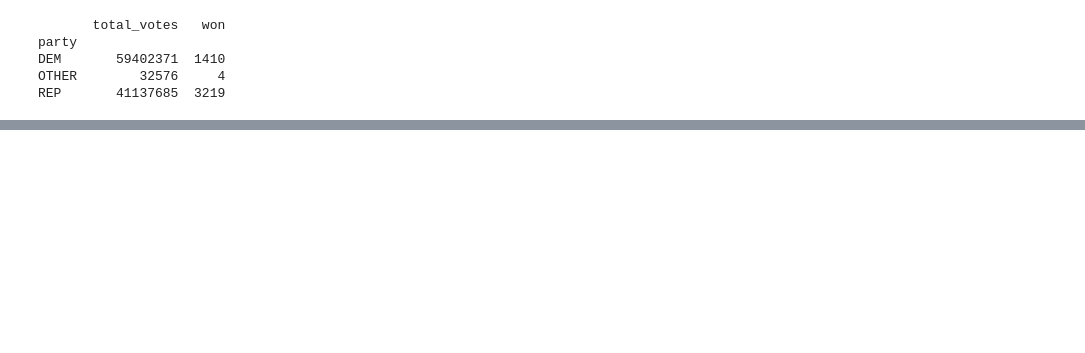
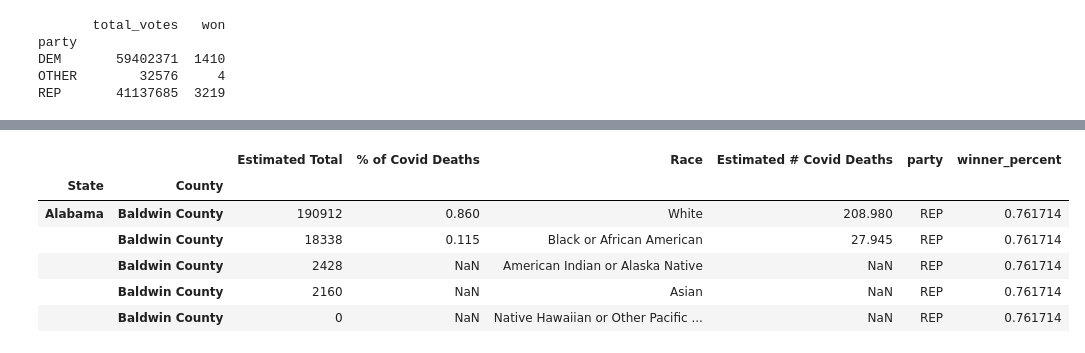
Before and after one commit to lauracharlotteli/cs216project, a Jupyter notebook: 216_project.ipynb, the cells around one changed output, grey strips where cells are left out. Drawn from its saved outputs; the diff is of its cells as text; code cells hidden in the pictures; blank space fills up the shorter version.

```diff
--- a/216_project.ipynb
+++ b/216_project.ipynb
@@ -306,0 +312,11 @@ groupParty_president_county_candidate.head()
+# %%
+covid_party = pd.merge(new_stacked, groupParty_president_county_candidate, on = ["State", "County"])
+covid_party.head()
+# %% [output]
+|  |  | Estimated Total | % of Covid Deaths | Race | Estimated # Covid Deaths | party | winner_percent |
+| State | County |  |  |  |  |  |  |
+| Alabama | Baldwin County | 190912 | 0.860 | White | 208.980 | REP | 0.761714 |
+|  | Baldwin County | 18338 | 0.115 | Black or African American | 27.945 | REP | 0.761714 |
+|  | Baldwin County | 2428 | NaN | American Indian or Alaska Native | NaN | REP | 0.761714 |
+|  | Baldwin County | 2160 | NaN | Asian | NaN | REP | 0.761714 |
+|  | Baldwin County | 0 | NaN | Native Hawaiian or Other Pacific ... | NaN | REP | 0.761714 |
```
Also changed, not shown: parts of 4 cells of this notebook.
